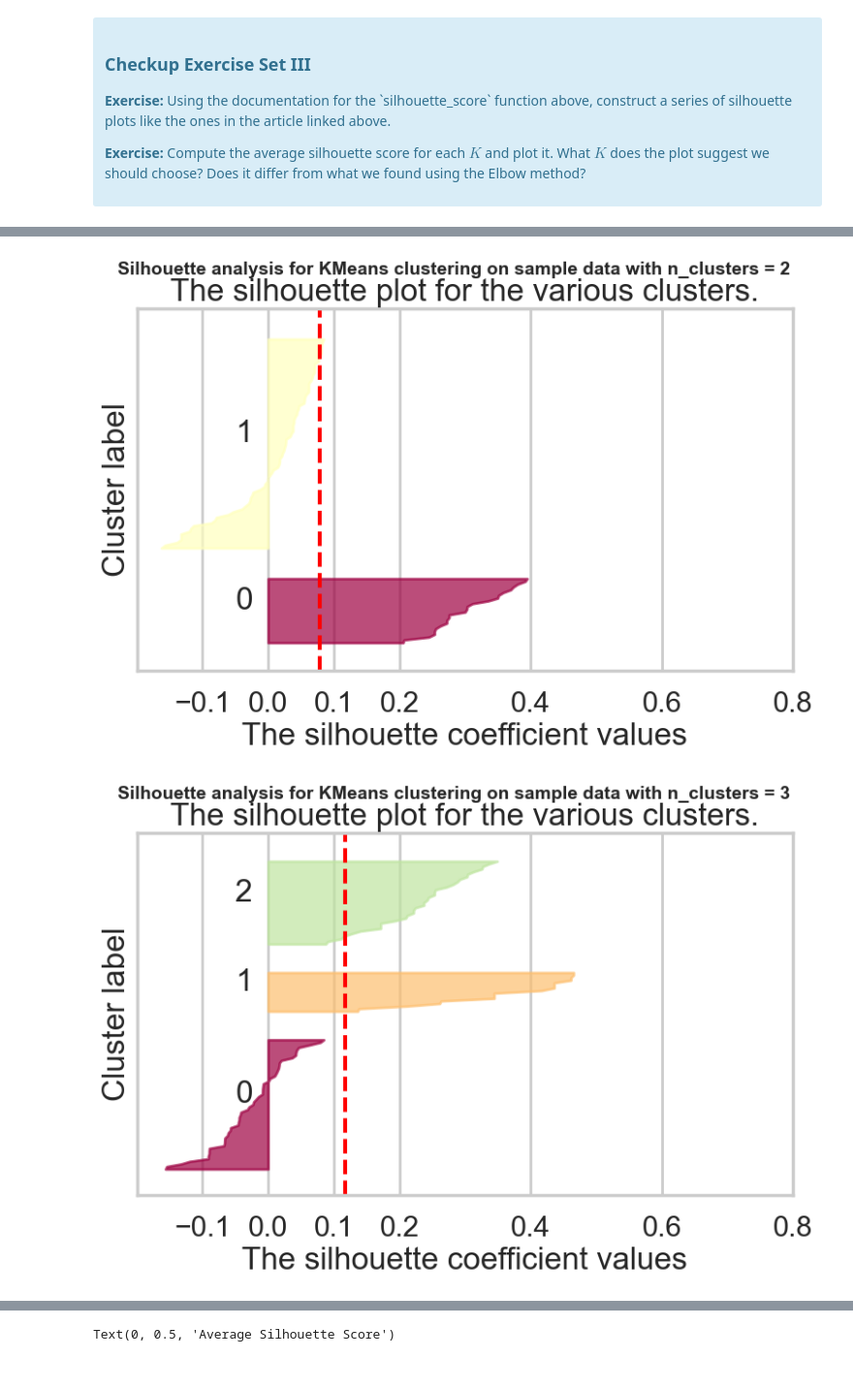
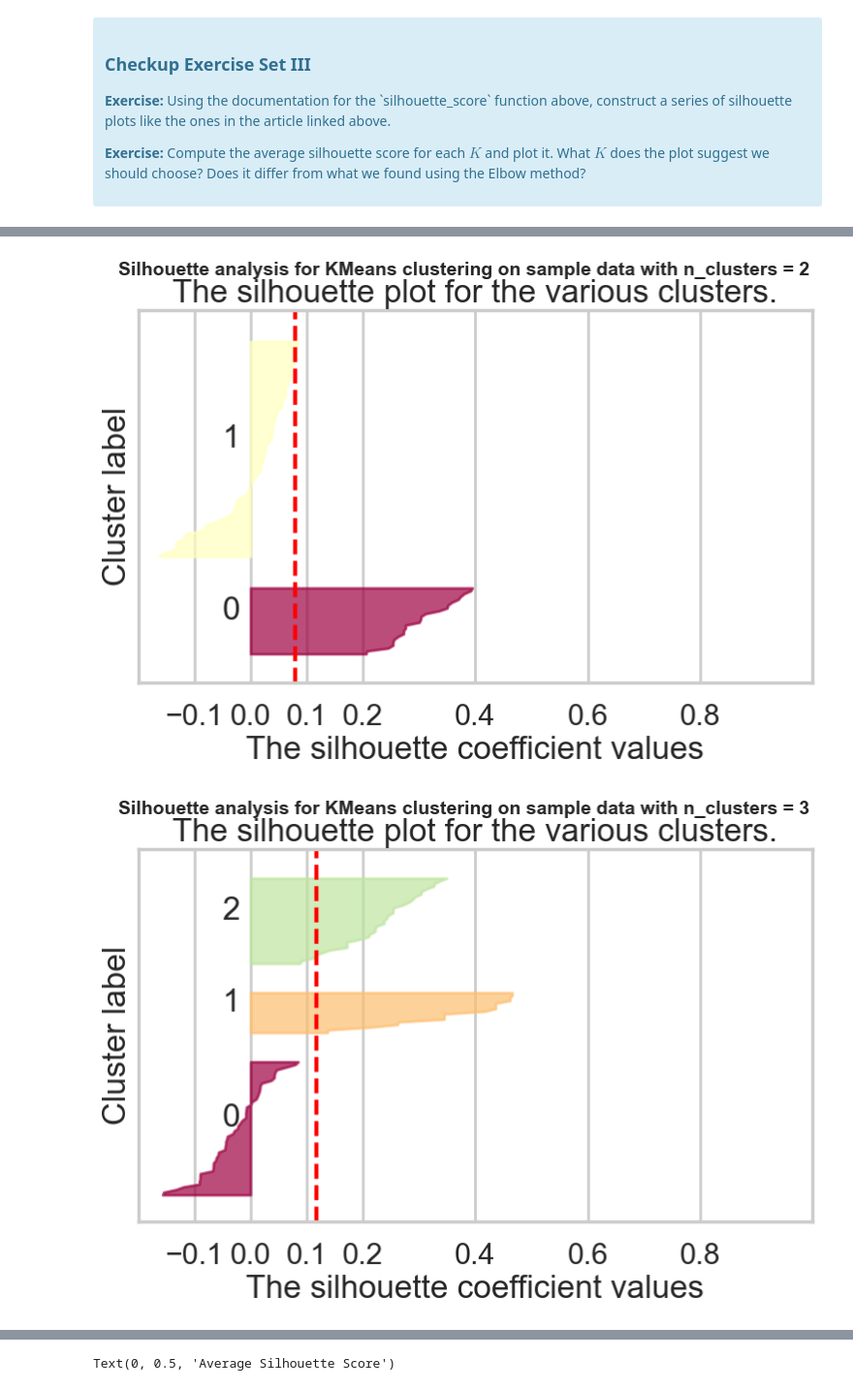
Before and after one commit to is7649/Springboard, a Jupyter notebook: Clustering Case Study - Customer Segmentation with K-Means - Tier 3.ipynb, the cells around one changed output, grey strips where cells are left out. Shown at 97% size. Drawn from its saved outputs; the diff is of its cells as text; code cells hidden in the pictures.

```diff
--- a/Clustering Case Study - Customer Segmentation with K-Means - Tier 3.ipynb
+++ b/Clustering Case Study - Customer Segmentation with K-Means - Tier 3.ipynb
@@ -63,7 +63,7 @@ We see that the first dataset contains information about each offer such as the
 # %%
 df_transactions = pd.read_excel("./WineKMC.xlsx", sheet_name=1)
 df_transactions.columns = ["customer_name", "offer_id"]
-df_transactions['n'] = 1
+df_transactions['n'] = asint(1)
 df_transactions.head()
 # %% [output]
 |  | customer_name | offer_id | n |
@@ -235,27 +272,31 @@ import matplotlib.cm as cm
 # empty list called avg_silhouette_scores
 avg_silhouette_scores = []
 
-for K in Krange:
+silhouette_avg_dict = {}
+
+for k in ks:
     fig, ax1 = plt.subplots(1, 1)
     fig.set_size_inches(9, 5)
 
     # set axis limits
-    ax1.set_xlim([-0.2, 0.8])
-    ax1.set_ylim([0, len(X) + (K + 1) * 10])
+    ax1.set_xlim([-0.2, 1])
+    ax1.set_ylim([0, len(x_cols) + (k + 1) * 10])
 
     # initiate clusters
-    clusterer = sklearn.cluster.KMeans(n_clusters=K, random_state=10, n_init = 10)
-    cluster_labels = clusterer.fit_predict(X)
+    clusterer = KMeans(n_clusters=k, random_state=10)
+    cluster_labels = clusterer.fit_predict(x_cols)
 
-    silhouette_avg  = sklearn.metrics.silhouette_score(X, cluster_labels)
+    silhouette_avg  = sklearn.metrics.silhouette_score(x_cols, cluster_labels)
     avg_silhouette_scores.append(silhouette_avg)
+
+    silhouette_avg_dict[str(k)] = round(silhouette_avg, 3)
 
     # Compute the silhouette scores for each sample
     # Call sklearn.metrics.silhouette_samples with the below parameters
-    sample_silhouette_values = sklearn.metrics.silhouette_samples(X, cluster_labels)
+    sample_silhouette_values = sklearn.metrics.silhouette_samples(x_cols, cluster_labels)
 
     y_lower = 10
-    for i in range(K):
+    for i in range(k):
         # Aggregate the silhouette scores for samples belonging to
         # cluster i, and sort them
         # Make a variable called ith_cluster_silhouette_values
@@ -270,7 +311,7 @@ for K in Krange:
         y_upper = y_lower + size_cluster_i
 
         cmap = plt.colormaps["Spectral"]
-        color = cmap(float(i) / K)
+        color = cmap(float(i) / k)
         ax1.fill_betweenx(np.arange(y_lower, y_upper),
                           0, ith_cluster_silhouette_values,
                           facecolor=color, edgecolor=color, alpha=0.7)
@@ -281,12 +322,7 @@ for K in Krange:
 
         # Compute the new y_lower for next plot
         y_lower = y_upper + 10  # 10 for the 0 samples
-    print(
-    "For K =",
-    K,
-    "The average silhouette_score is :",
-    silhouette_avg,
-)
+
 
     # Setting title, xlabel and ylabel
     ax1.set_title("The silhouette plot for the various clusters.")
@@ -301,6 +337,6 @@ for K in Krange:
     ax1.set_xticks([-0.1, 0.0, 0.1, 0.2, 0.4, 0.6, 0.8])
 
     plt.suptitle(("Silhouette analysis for KMeans clustering on sample data "
-                  "with n_clusters = %d" % K),
+                  "with n_clusters = %d" % k),
                  fontsize=14, fontweight='bold')
 # %% [output]
@@ -316,2 +343,2 @@ For K = 10 The average silhouette_score is : 0.11587666863670178
-[figure, old version]
+[figure, new version]
-[figure, old version]
+[figure, new version]
```
Also changed, not shown: parts of 27 cells of this notebook.
